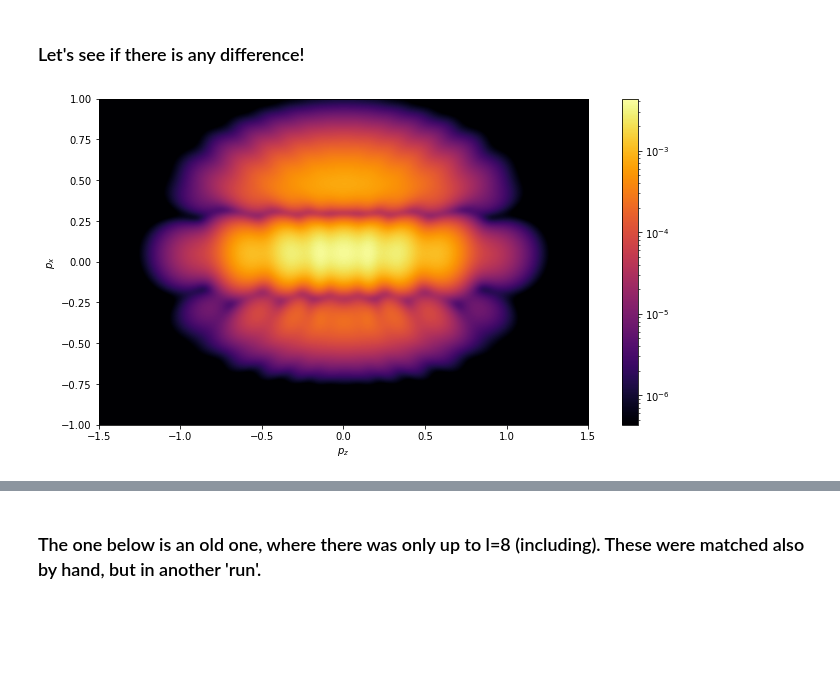
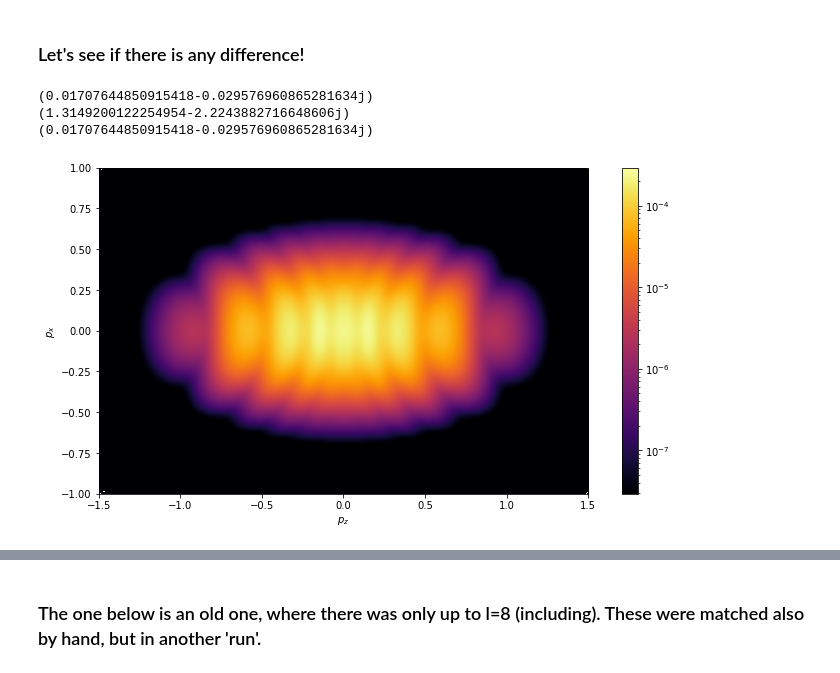
Before and after one commit to EmilHansen1/SFA_OAM_Linear, a Jupyter notebook: Handpicked_CHBrClF.ipynb, the cells around one changed output, grey strips where cells are left out. Cells and saved outputs as stored; diff of their text form; code cells hidden in the pictures; blank space fills up the shorter version.

```diff
--- a/Handpicked_CHBrClF.ipynb
+++ b/Handpicked_CHBrClF.ipynb
@@ -135,5 +174,13 @@ plt.show()
 # %% [markdown]
 ### Let's see if there is any difference!
+# %%
+print(clm_array_extended[0, 12, 1])
+print(clm_array_matched[0, 2, 1])
+print(clm_array_unmatched[0, 12, 1])
+# %% [output]
+(0.01707644850915418-0.029576960865281634j)
+(1.3149200122254954-2.2243882716648606j)
+(0.01707644850915418-0.029576960865281634j)
 # %%
 N = 50
 pz_list = np.linspace(-1.5, 1.5, N)
@@ -143,8 +190,7 @@ py = 0.
 # %%
 SP_asymp_martiny = SFA_Lin.SFALinearPulse(Ip, Up, omega, 2, CEP, target_="asymp_martiny")
 # %%
-M_matched = np.array(pool.starmap(SP_asymp_martiny.Mxz_List, zip(pxGrid, repeat(py), pzGrid, repeat(clm_array_matched))))
+M_matched = np.array(pool.starmap(SP_asymp_martiny.Mxz_List, zip(pxGrid, repeat(py), pzGrid, repeat(clm_array_matched[:,:1]))))
+plot_M_grid(M_matched, px_list, pz_list, log=True)
+# %% [output]
+[figure, added]
-# %%
-plot_M_grid(M_matched, px_list, pz_list, log=True)
-# %% [output]
-[figure, removed]
```
Also changed, not shown: parts of 29 cells of this notebook, 1 other file.
